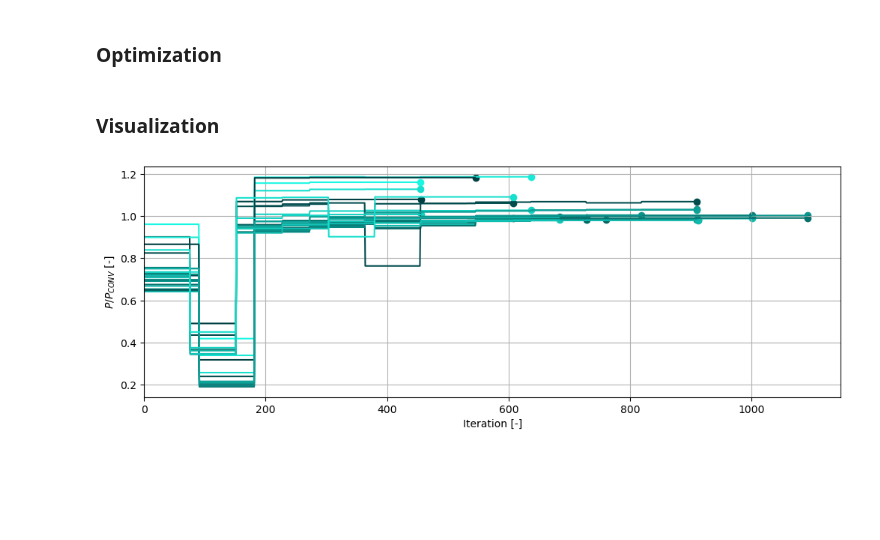
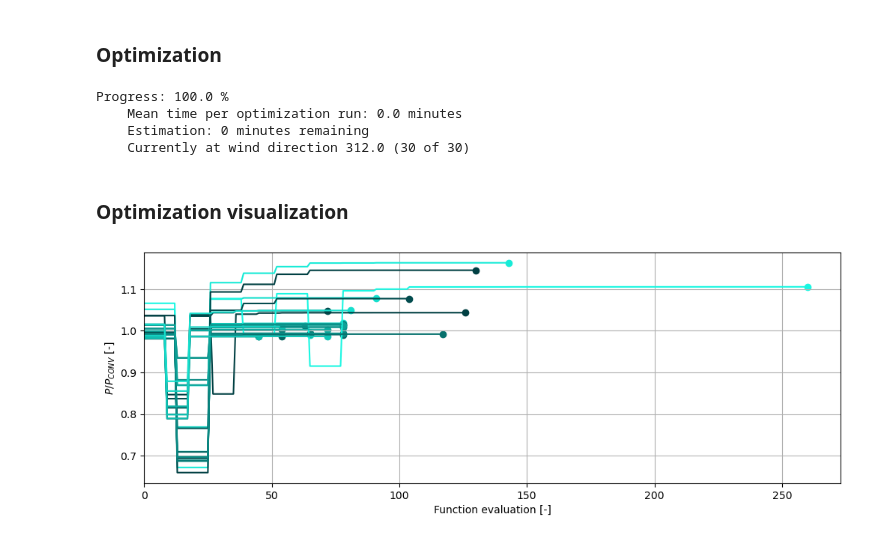
Before and after one commit to chrisosse/TouchWind_Optimization_Framework, a Jupyter notebook: framework_test.ipynb, the cells around one changed output. Cells and saved outputs as stored; diff of their text form; code cells hidden in the pictures; blank space fills up the shorter version.

Commit message:
Make running a model more logical

```diff
--- a/framework_test.ipynb
+++ b/framework_test.ipynb
@@ -37,7 +41,7 @@ colors, colorgrad = viz.get_color_schemes()
 # Add new case
 test_casemanager = CaseManager(
     name='Test Case Manager',
-    ref_model=LES,
+    ref_model=ref_model,
     ref_data_location='../LES/',
     ref_standard_case='1TURB_wd270_ws10_1x_y0_t5',
 )
@@ -53,6 +57,9 @@ test_casemanager.load_csv_cases(
     location='../TouchWind_Optimization_Framework/',
     file_name='test_cases.csv',
     masks=masks,
-    model=CCM(),
 )
+
+# Print all case names
+for name in test_casemanager.case_names:
+    print(name)
 # %% [output]
@@ -73,7 +72,6 @@ test_casemanager.case_names
 # Create instance of case
 custom_case_1 = Case(
     name='custom_case_1',
-    model=CCM(),
 )
 
 # Set conditions
@@ -104,7 +102,10 @@ custom_case_1.set_turbines(
 )
 
 # Run case and plot layout and powers
-turbine_powers = custom_case_1.run()
+turbine_powers = model.run(
+    custom_case_1,
+)
+
 print(f'Total power:    {np.sum(np.round(turbine_powers/1e6, 2))} MW)')
 viz.plot_farm_layout(
         custom_case_1.layout['x_i'],
@@ -120,8 +121,10 @@ Total power:    39.50000000000001 MW)
 # %%
 cases = test_casemanager.get_cases()
 
-for idc, c in enumerate(cases):
-    turbine_powers = c.run()
+for case in cases:
+    turbine_powers = model.run(
+        case
+    )
     viz.plot_turbine_powers(turbine_powers[0, 0], figsize=(4, 2))
 # %% [output]
 [figure]
@@ -248,14 +148,14 @@ plot_velocity_field(
 # Optimization algorithm
 
 # Select case for optimization
-case_name = '6x6_optimization_test'
+case_name = '3x3_optimization_test'
 optimization_case = copy.deepcopy(test_casemanager.cases[case_name])
 
 # Select parameters to optimize
 optimization_parameters = [
     'yaw',
     'tilt',
-    'thrustcoef',
+    # 'thrustcoef',
 ]
 
 # Set location and file name of resulting data
@@ -270,7 +170,7 @@ options = {
     'maxiter': 100,
     'eps': None,
 }
-tolerance = 1e-3
+tolerance = 1e-6
 
 # Set wind directions and uncertainty parameters
 wind_directions = np.linspace(225, 312, 30)
@@ -324,6 +224,7 @@ result_bounds_guess_dicts = opt.get_result_bounds_guess_dicts(
 
 # TODO: Get conventional total powers
 turbine_powers_conv = opt.get_turbine_powers_conv(
+    model,
     optimization_case,
     wind_directions,
     downwind_values,
@@ -345,6 +246,7 @@ for idw, wd in enumerate(wind_directions):
 
     # Initialize optimization class for wind direction
     optimization = Optimization(
+        model=model,
         case=optimization_case,
         wd=wd,
         vars=optimization_parameters,
@@ -417,23 +319,28 @@ for idw, wd in enumerate(wind_directions):
     )
 
 # TODO save settings in txt file
+# %% [output]
+Progress: 100.0 %
+    Mean time per optimization run: 0.0 minutes
+    Estimation: 0 minutes remaining
+    Currently at wind direction 312.0 (30 of 30)
-# %% [markdown]
-### Visualization
+# %% [markdown]
+### Optimization visualization
 # %%
 fig = plt.figure()
 fig.set_size_inches(12, 4)
 ax = fig.add_subplot(1, 1, 1)
 for i in range(len(df_optimization)):
     values = df_optimization['function_values'].iloc[i] / df_optimization['total_power_conv'][i]
     ax.plot(values, color=colorgrad[i%len(colorgrad)])
     ax.scatter(len(values), values[-1], color=colorgrad[i%len(colorgrad)])
-ax.set_xlabel('Iteration [-]')
+ax.set_xlabel('Function evaluation [-]')
 ax.set_ylabel('$P/P_{CONV}$ [-]')
 ax.grid()
 ax.set_xlim(0,)
 plt.show()
 # %% [output]
-[figure, old version]
+[figure, new version]
 # %%
 fig = plt.figure()
 fig.set_size_inches(12, 4)
```
Also changed, not shown: parts of 13 cells of this notebook, 6 other files.
